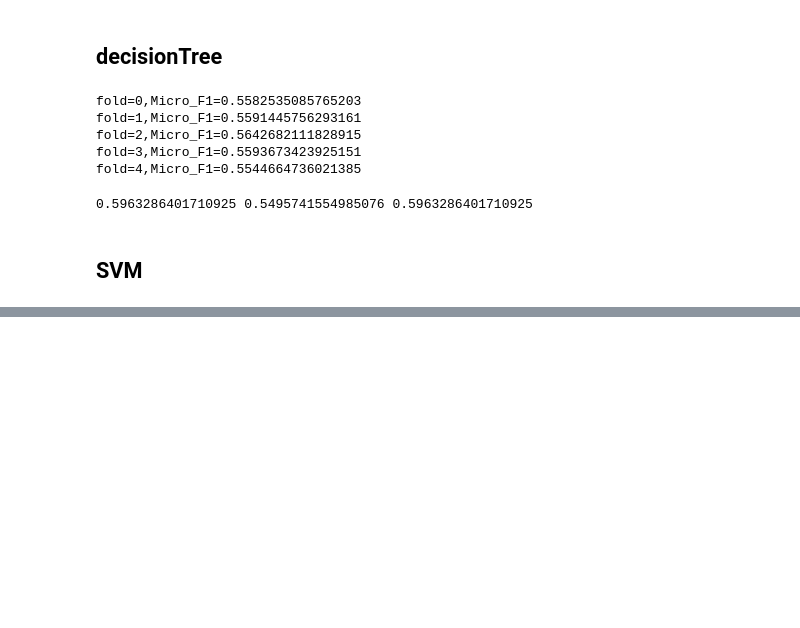
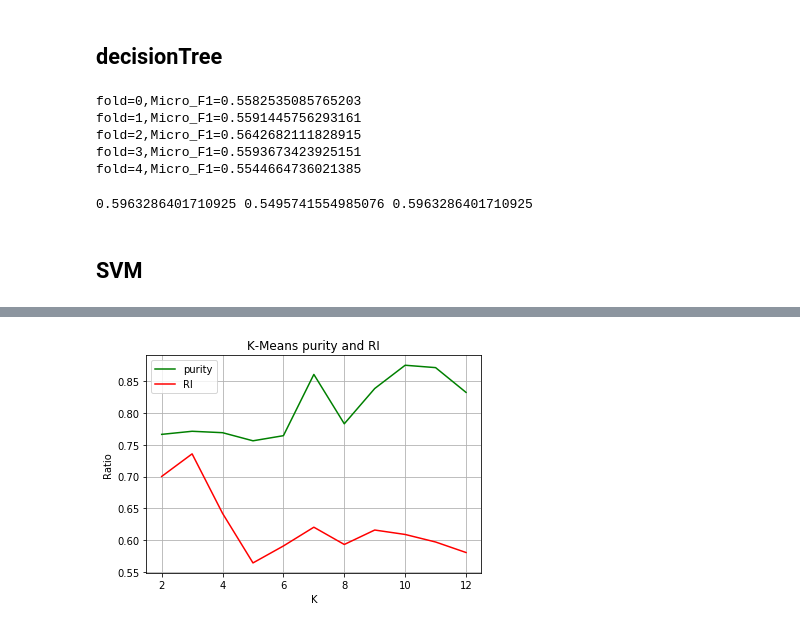
Before and after one commit to drdh/Courses, a Jupyter notebook: AI/Lab2/Lab2.ipynb, the cells around one changed output, grey strips where cells are left out. Cells and saved outputs as stored; diff of their text form; code cells hidden in the pictures; blank space fills up the shorter version.

```diff
--- a/AI/Lab2/Lab2.ipynb
+++ b/AI/Lab2/Lab2.ipynb
@@ -386,0 +512,11 @@ print(Accuracy,Macro_F1,Micro_F1)
+# %%
+root_dir="datasets/Frog/result/PCA-"
+purity_PCA=[]
+RI_PCA=[]
+maxIters=300
+K_range=[_ for _ in range(2,13)]
+for K in K_range:
+    p,r=KMeans(K,data_PCA,maxIters,root_dir)
+    purity_PCA.append(p)
+    RI_PCA.append(r)
+    print("K={},purity={},RI={}".format(K,p,r))
@@ -386,0 +535,13 @@ print(Accuracy,Macro_F1,Micro_F1)
+# %%
+plt.figure(1)
+plt.plot(K_range,purity,label="purity",color="g")
+plt.plot(K_range,RI,label="RI",color="r")
+plt.title("K-Means purity and RI")
+plt.grid(True)
+plt.ylabel("Ratio")
+plt.xlabel("K")
+plt.legend()
+plt.savefig("graph/PartII/PCA/K_purity_RI.png",dpi=1000)
+plt.show()
+# %% [output]
+[figure, added]
```
Also changed, not shown: parts of 31 cells of this notebook, 26 other files.
